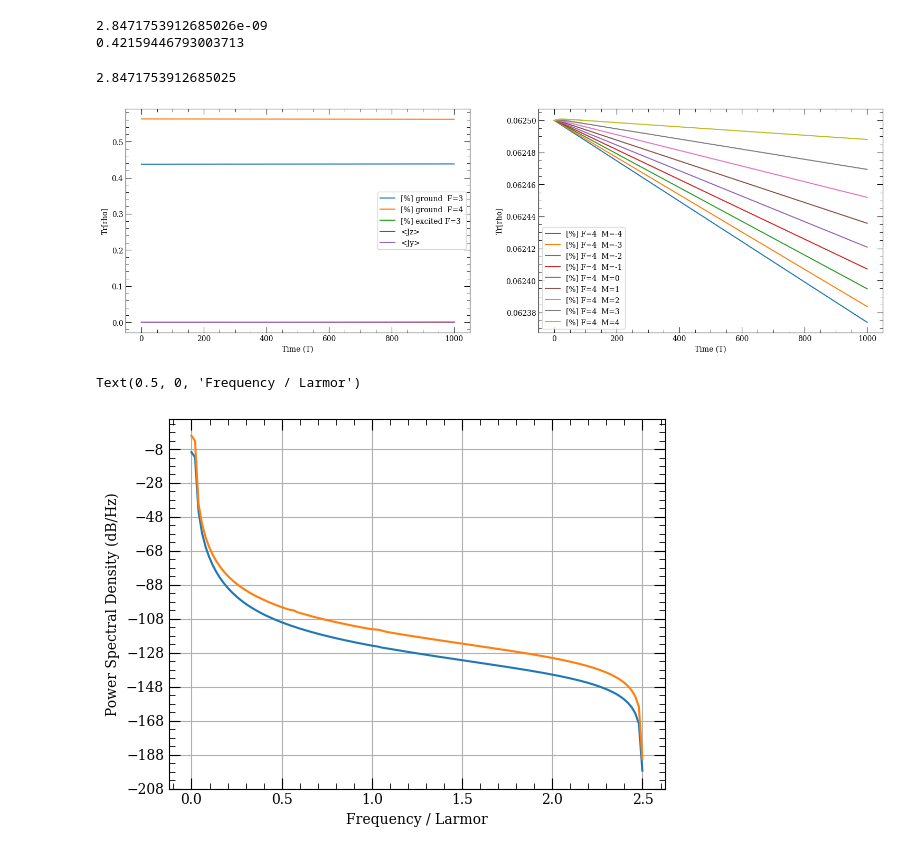
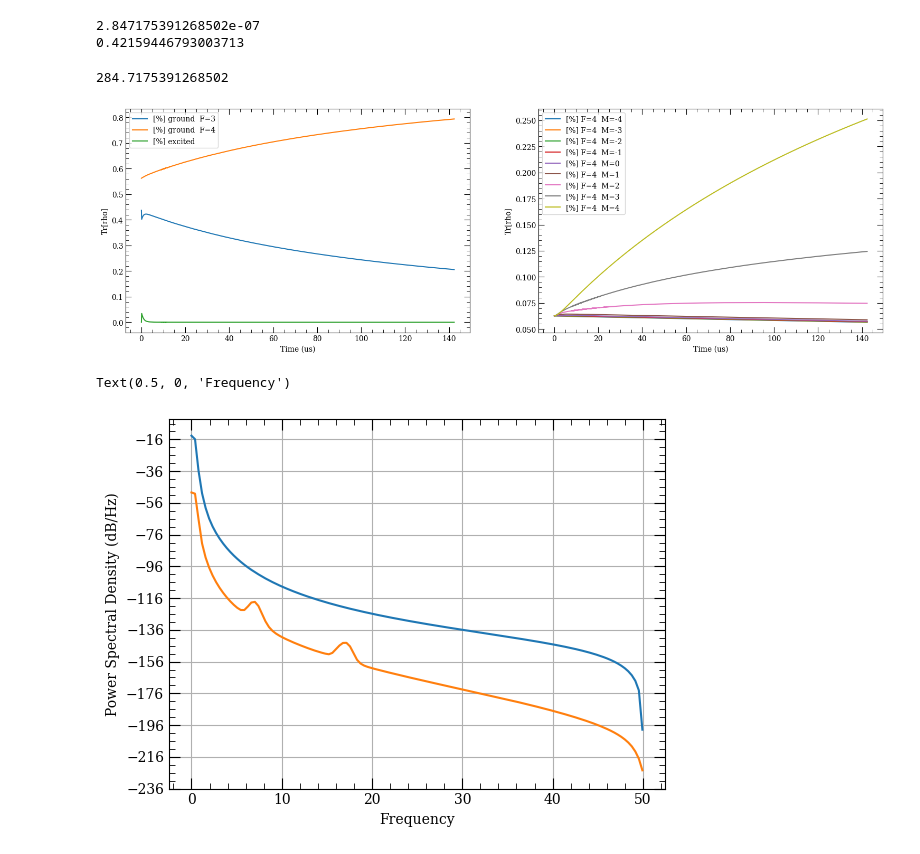
Before and after one commit to maimounabocoum/Mai-Qtip, a Jupyter notebook: PUMPING.ipynb, the cells around one changed output. Cells and saved outputs as stored; diff of their text form; code cells hidden in the pictures.

```diff
--- a/PUMPING.ipynb
+++ b/PUMPING.ipynb
@@ -147,31 +147,30 @@ atom = Caesium()
 E_D2 = atom.getEnergy(6,1,1.5) - atom.getEnergy(6,0,0.5)
 # convert to frequency
 omega_D2 = 2*np.pi*E_D2/constants.physical_constants['Planck constant in eV/Hz'][0]
-Eup   = atom.getHFSEnergyShift(1.5,2, atom.getHFSCoefficients(6,1,0.5)[0] , atom.getHFSCoefficients(6,1,0.5)[1])
+Eup   = atom.getHFSEnergyShift(1.5,2, atom.getHFSCoefficients(6,1,1.5)[0] , atom.getHFSCoefficients(6,1,1.5)[1])
 Edown = atom.getHFSEnergyShift(0.5,3, atom.getHFSCoefficients(6,0,0.5)[0] , atom.getHFSCoefficients(6,0,0.5)[1])
-E = E_D2 + Eup - Edown #F3->F'3 transtion frequency
-
+omega_L = omega_D2 + 2*np.pi*(Eup - Edown) #F3->F'3 transtion frequency Hz
 # initial field properties for semi-classical simulation
-Power = 5e-3 ;               # field power in Watt
+Power = 5e-3 ;            # field power in Watt
 S     = (1e-3)*(5e-2)     # insident surface in m^2
 phi   = 0                 # phase of the field
-Delta = Eup - Edown       # Detuning of the field (rotation frame wl = w0 + 2*pi*Delta , where w0 is D2 line) in Hz
+Delta = (omega_L-omega_D2)/(2*np.pi) # Detuning of the field (rotation frame wl = w0 + 2*pi*Delta , where w0 is D2 line) in Hz
 Pol   = [1,0]             # distribution of polarization state [% of sigma+ , % of sigma-]
 
-Bx = 0e-3       # Magnetic field along x in T
+Bx = 1e-3       # Magnetic field along x in T
 # constants
 muB = constants.physical_constants['Bohr magneton'][0] # Bohr magneton SI units
 
 # normalizing parameters used for the simulation
 #h = constants.physical_constants['Planck constant in eV/Hz'][0]
-T = constants.h/(ea0*E0) #(2*np.pi)*(constants.hbar)/(0.25*muB*Bx)
 ea0 = constants.physical_constants['atomic unit of electric dipole mom.'][0]
 E0 = np.sqrt((2*Power)/(S*(constants.c)*(constants.epsilon_0))) # field in V/m on atom
+T = constants.h/(ea0*E0) #(2*np.pi)*(constants.hbar)/(0.25*muB*Bx)
 
 print(T)
 print(S*constants.c*constants.epsilon_0*(286578163)**2*constants.hbar**2/(4*ea0**2))
 # %% [output]
-2.8471753912685026e-09
+2.847175391268502e-07
 0.42159446793003713
 # %%
 # Define Hermitian Operators for the simulation
@@ -308,8 +327,9 @@ for i in range(-4,5):
 
 # Build a projector onto sub-Hilbert Space L = 1 ; F = 3
 E3          = Qobj(dims=[[my_cesium.N],[my_cesium.N]]) # initialize et zero N by N matrix quantum object
-for i in range(-3,4):
-        E3.data[my_cesium.FetchKetIndex([1,1.5,3,i])[0],my_cesium.FetchKetIndex([1,1.5,3,i])[0]] = 1
+for F in range(2,6):
+        for i in range(-F,F+1):
+                E3.data[my_cesium.FetchKetIndex([1,1.5,F,i])[0],my_cesium.FetchKetIndex([1,1.5,F,i])[0]] = 1
 
 ObsOp.append(G3)
 ObsOp.append(G4)
@@ -326,41 +346,41 @@ opts = Options()
 opts.store_states = True
 opts.store_final_state = True
 
-t = np.linspace(0,1000,5000) # Define time vector
+t = np.linspace(0,500,20000) # Define time vector
 
 # collaspe operator list : Cops
-output = mesolve( H, rho0 , t , Cops, e_ops=ObsOp , options=opts ) # return a list density matrices over time in "output.states"
+output = mesolve( H, rho0 , t , Cops , e_ops=ObsOp , options=opts ) # return a list density matrices over time in "output.states"
 # %%
 # print(population density on each hyperfine level)
 # for i in range(0,len(t)):
 #     [i]  = np.real(output.states[i].tr())
 
 fig, ax = plt.subplots(1,2)
 fig.set_size_inches(18.5, 5.5)
-ax[0].plot(output.times, output.expect[0],label='[%] ground  F=3')
-ax[0].plot(output.times, output.expect[1],label='[%] ground  F=4')
-ax[0].plot(output.times, output.expect[2],label='[%] excited F=3')
-ax[0].plot(output.times, output.expect[3],label='<Jz>')
-ax[0].plot(output.times, output.expect[4],label='<Jy>')
+ax[0].plot(T*output.times*1e6, output.expect[0],label='[%] ground  F=3')
+ax[0].plot(T*output.times*1e6, output.expect[1],label='[%] ground  F=4')
+ax[0].plot(T*output.times*1e6, output.expect[2],label='[%] excited')
+# ax[0].plot(output.times, output.expect[3],label='<Jz>')
+# ax[0].plot(output.times, output.expect[4],label='<Jy>')
 ax[0].legend()
-ax[0].set_xlabel('Time (T)')
+ax[0].set_xlabel('Time (us)')
 ax[0].set_ylabel('Tr[rho]')
 
 for i in range(5,14):
-    ax[1].plot(output.times, output.expect[i],label='[%] F=4  M='+str(i-9))
+    ax[1].plot(T*output.times*1e6, output.expect[i],label='[%] F=4  M='+str(i-9))
 ax[1].legend()
-ax[1].set_xlabel('Time (T)')
+ax[1].set_xlabel('Time (us)')
 ax[1].set_ylabel('Tr[rho]')
 print(1e9*T)
 # %% [output]
-2.8471753912685025
+284.7175391268502
-[figure, old version]
+[figure, new version]
 # %%
 # plot Fourier transform of the result
 Freqs = 1/(output.times[1] - output.times[0])
 FFT_meanJy = plt.psd(output.expect[3],Fs=Freqs)
 FFT_meanJz = plt.psd(output.expect[4],Fs=Freqs)
-plt.xlabel('Frequency / Larmor')
+plt.xlabel('Frequency')
 # %% [output]
-Text(0.5, 0, 'Frequency / Larmor')
+Text(0.5, 0, 'Frequency')
-[figure, old version]
+[figure, new version]
```
Also changed, not shown: parts of 1 cell of this notebook.
